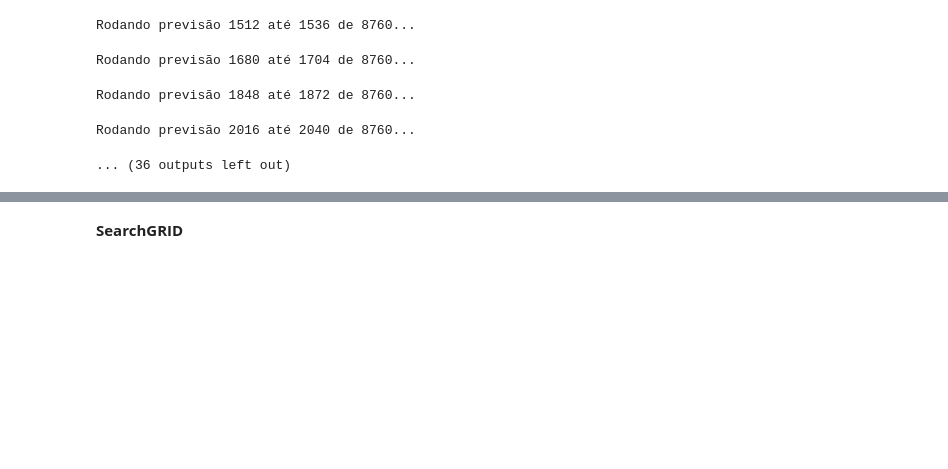
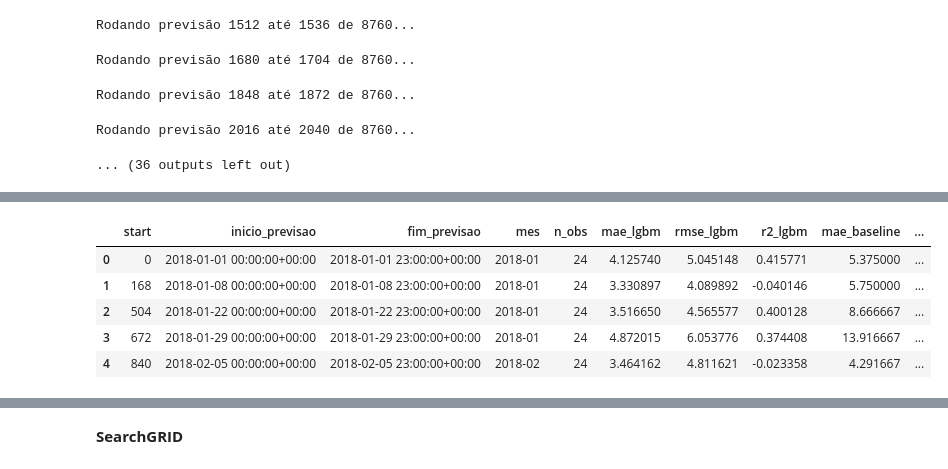
Before and after one commit to izabelcmn/respira_sp, a Jupyter notebook: notebook/izabelcmn_LightGBM_Dart.ipynb, the cells around one changed output, grey strips where cells are left out. Drawn from its saved outputs; the diff is of its cells as text; code cells hidden in the pictures; blank space fills up the shorter version.

```diff
--- a/notebook/izabelcmn_LightGBM_Dart.ipynb
+++ b/notebook/izabelcmn_LightGBM_Dart.ipynb
@@ -832,2 +848,14 @@ df_walk_val[["mae_lgbm", "rmse_lgbm", "r2_lgbm",
 best_sarimax = pd.read_csv('../results/walk_forward_parcial_temp_umi_prec_wind_101_val.csv')
 best_sarimax["inicio_previsao"] = pd.to_datetime(best_sarimax["inicio_previsao"])
+# %%
+#abrindo resultados do conjunto de validação (LightGBM/Dart)
+dart = pd.read_csv('../results/walk_forward_lgbm_dart_val.csv')
+dart["inicio_previsao"] = pd.to_datetime(dart["inicio_previsao"])
+dart.head()
+# %% [output]
+|  | start | inicio_previsao | fim_previsao | mes | n_obs | mae_lgbm | rmse_lgbm | r2_lgbm | mae_baseline | ... |
+| 0 | 0 | 2018-01-01 00:00:00+00:00 | 2018-01-01 23:00:00+00:00 | 2018-01 | 24 | 4.125740 | 5.045148 | 0.415771 | 5.375000 | ... |
+| 1 | 168 | 2018-01-08 00:00:00+00:00 | 2018-01-08 23:00:00+00:00 | 2018-01 | 24 | 3.330897 | 4.089892 | -0.040146 | 5.750000 | ... |
+| 2 | 504 | 2018-01-22 00:00:00+00:00 | 2018-01-22 23:00:00+00:00 | 2018-01 | 24 | 3.516650 | 4.565577 | 0.400128 | 8.666667 | ... |
+| 3 | 672 | 2018-01-29 00:00:00+00:00 | 2018-01-29 23:00:00+00:00 | 2018-01 | 24 | 4.872015 | 6.053776 | 0.374408 | 13.916667 | ... |
+| 4 | 840 | 2018-02-05 00:00:00+00:00 | 2018-02-05 23:00:00+00:00 | 2018-02 | 24 | 3.464162 | 4.811621 | -0.023358 | 4.291667 | ... |
```
Also changed, not shown: parts of 28 cells of this notebook.
